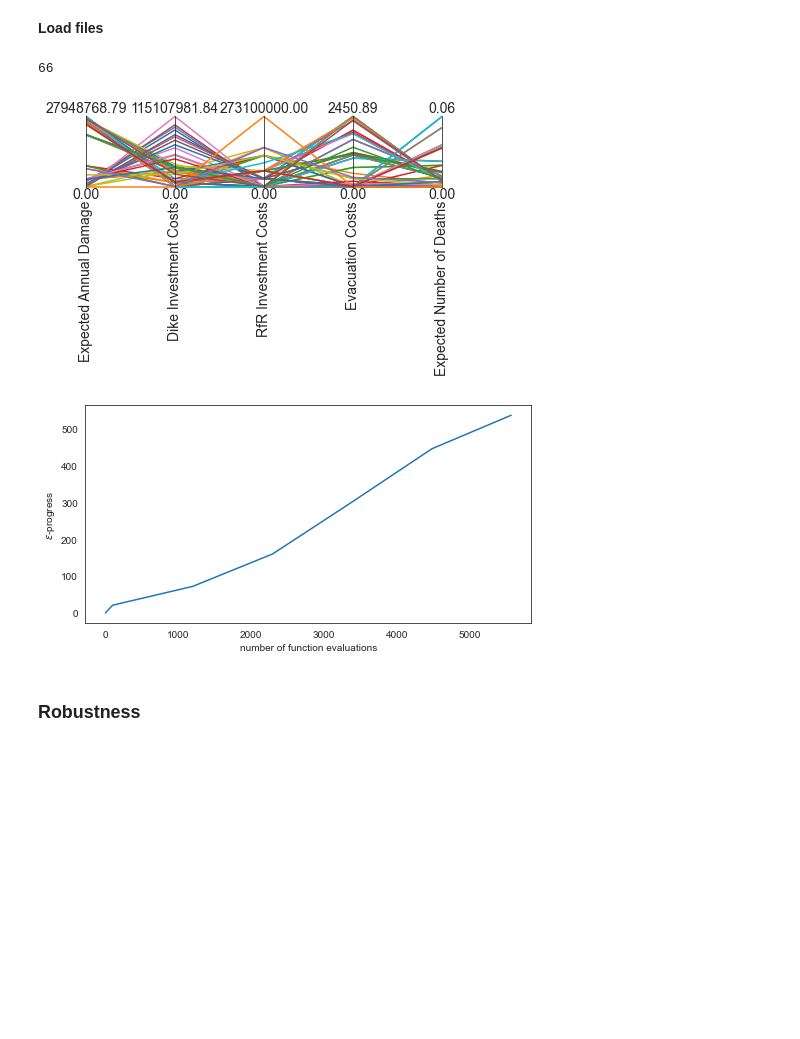
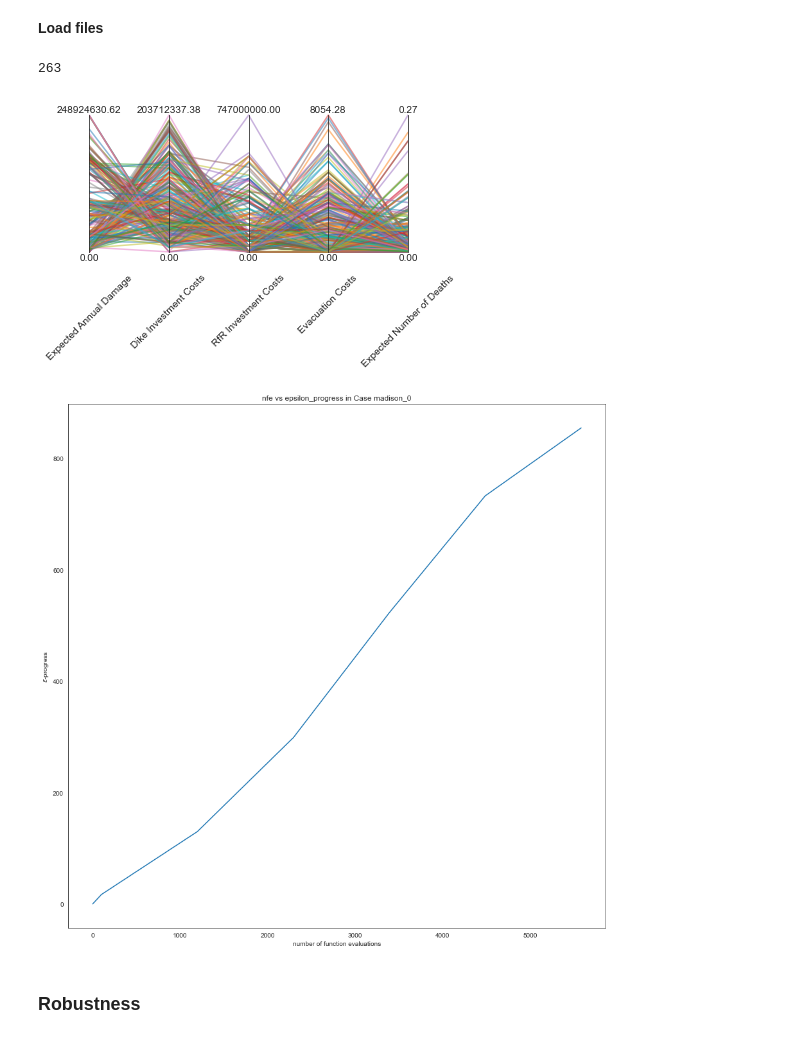
Before and after one commit to rhysits/thesis, a Jupyter notebook: final assignment/01_Directed_Search_Worsecase.ipynb, the cells around one changed output. Cells and saved outputs as stored; diff of their text form; code cells hidden in the pictures; blank space fills up the shorter version.

Commit message:
updated all plots to prevent cropped axis labels and legends

```diff
--- a/final assignment/01_Directed_Search_Worsecase.ipynb
+++ b/final assignment/01_Directed_Search_Worsecase.ipynb
@@ -2,7 +2,7 @@
 **Imports and Setup**
 # %%
 pf_id = 2
-case = 1 #baseline
+case = 0 #baseline
 nfe = 6500
 n_scenarios = 1000
 # %%
@@ -160,38 +161,42 @@ results, convergence = output
 outcomes = results.loc[:,['Expected Annual Damage','Dike Investment Costs','RfR Investment Costs','Evacuation Costs','Expected Number of Deaths']]
 len(outcomes)
 # %% [output]
-66
+263
 # %%
 from ema_workbench.analysis import parcoords
 import matplotlib.pyplot as plt
 
 limits = parcoords.get_limits(outcomes)
-axes = parcoords.ParallelAxes(limits)
-axes.plot(outcomes)
+axes = parcoords.ParallelAxes(limits, fontsize=10, rot=45)
+axes.plot(outcomes, alpha=0.5)
 
 # we invert this axis so direction of desirability is the same
 #axes.invert_axis('max_P')
-plt.savefig(f".\output\directed_search\Directed_Search_{case}_{experiment_number}_paracord_scores.svg", dpi=600)
-plt.savefig(f".\output\directed_search\Directed_Search_{case}_{experiment_number}_paracord_scores.png", dpi=600)
+plt.savefig(f".\output\directed_search\Directed_Search_{case}_{experiment_number}_paracord_scores.svg", dpi=600, bbox_inches='tight')
+plt.savefig(f".\output\directed_search\Directed_Search_{case}_{experiment_number}_paracord_scores.png", dpi=600, bbox_inches='tight')
 plt.show()
 # %% [output]
-[figure, old version]
+[figure, new version]
 # %%
 import matplotlib.pyplot as plt
 
-fig, ax1 = plt.subplots(ncols=1, sharex=True, figsize=(8,4))
+fig, ax1 = plt.subplots(ncols=1, sharex=True, figsize=(15,15))
 ax1.plot(convergence.nfe, convergence.epsilon_progress)
 ax1.set_ylabel('$\epsilon$-progress')
 #ax2.plot(convergence.nfe, convergence.hypervolume)
 #ax2.set_ylabel('hypervolume')
 
 ax1.set_xlabel('number of function evaluations')
 #ax2.set_xlabel('number of function evaluations')
-plt.savefig(f".\output\directed_search\Directed_Search_{case}_{experiment_number}_epsilon_progress.svg", dpi=600)
-plt.savefig(f".\output\directed_search\Directed_Search_{case}_{experiment_number}_epsilon_progress.png", dpi=600)
-plt.show()
+
+# ax1.legend()
+ax1.set_title(f"nfe vs epsilon_progress in Case {case}")
+
+fig.savefig(f".\output\directed_search\Directed_Search_{case}_{experiment_number}_epsilon_progress.svg", dpi=600, bbox_inches='tight')
+fig.savefig(f".\output\directed_search\Directed_Search_{case}_{experiment_number}_epsilon_progress.png", dpi=600, bbox_inches='tight')
+fig.show()
 # %% [output]
-[figure, old version]
+[figure, new version]
 # %% [markdown]
 ### Robustness
 # %% [markdown]
```
Also changed, not shown: parts of 5 cells of this notebook, 40 other files.
